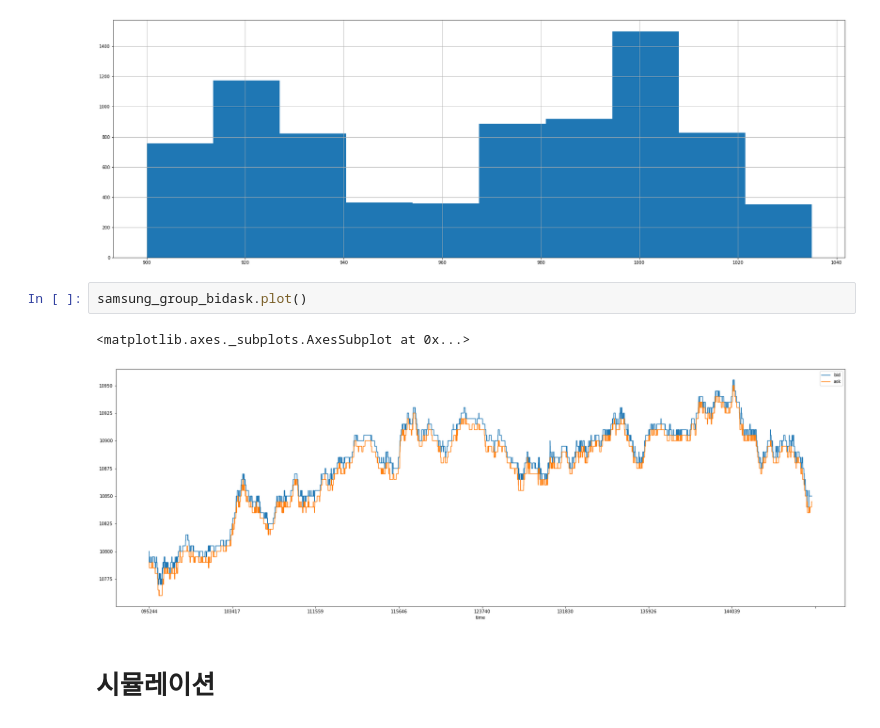
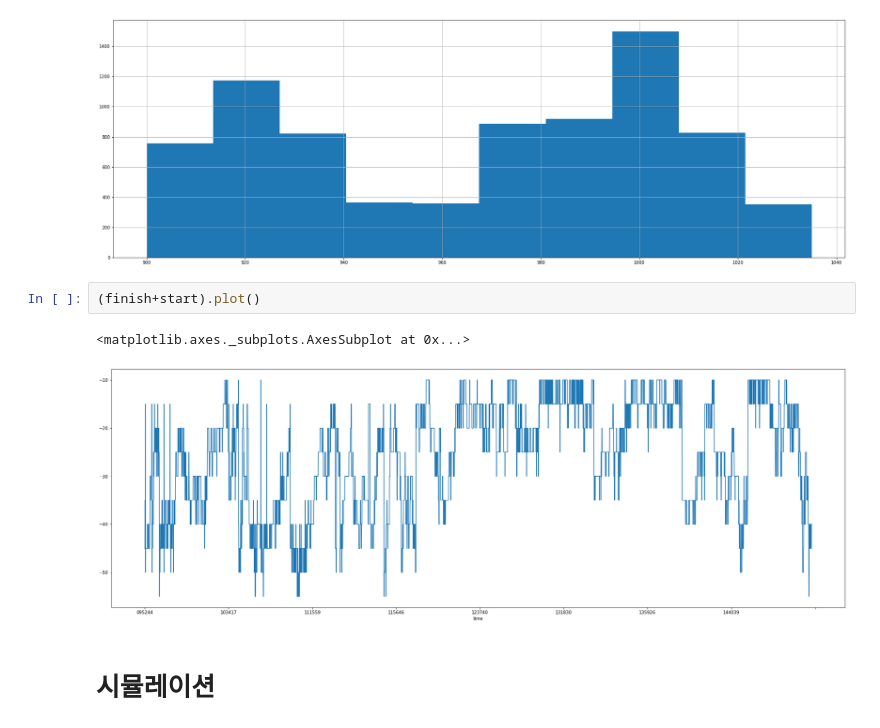
Before and after one commit to hyungchanchoi/AlgorithmTrading_pykiwoom, a Jupyter notebook: analysis/samsung_group_samsung_value_analy.ipynb, the cells around one changed output. Cells and saved outputs as stored; diff of their text form.

```diff
--- a/analysis/samsung_group_samsung_value_analy.ipynb
+++ b/analysis/samsung_group_samsung_value_analy.ipynb
@@ -215,11 +216,11 @@ print(freq)
 1035     18
 dtype: int64
 [figure]
-# %%
-samsung_group_bidask.plot()
-# %% [output]
-<matplotlib.axes._subplots.AxesSubplot at 0x...>
-[figure, removed]
+# %%
+(finish+start).plot()
+# %% [output]
+<matplotlib.axes._subplots.AxesSubplot at 0x...>
+[figure, added]
 # %% [markdown]
 # 시뮬레이션
 # %%
```
Also changed, not shown: parts of 6 cells of this notebook.
